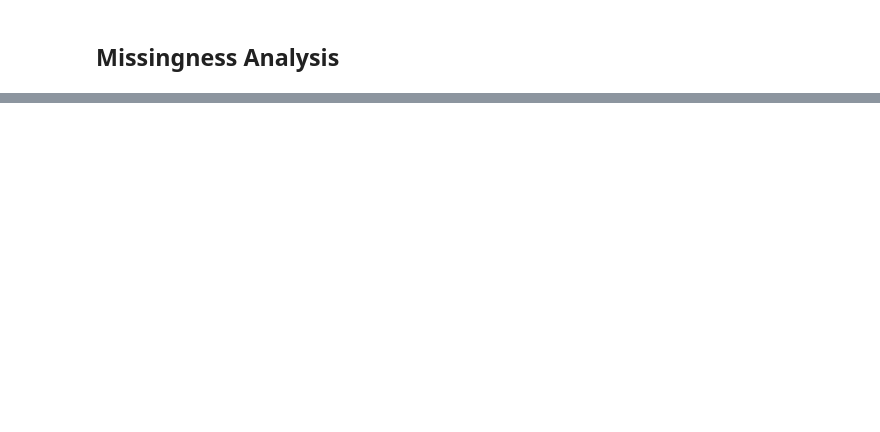
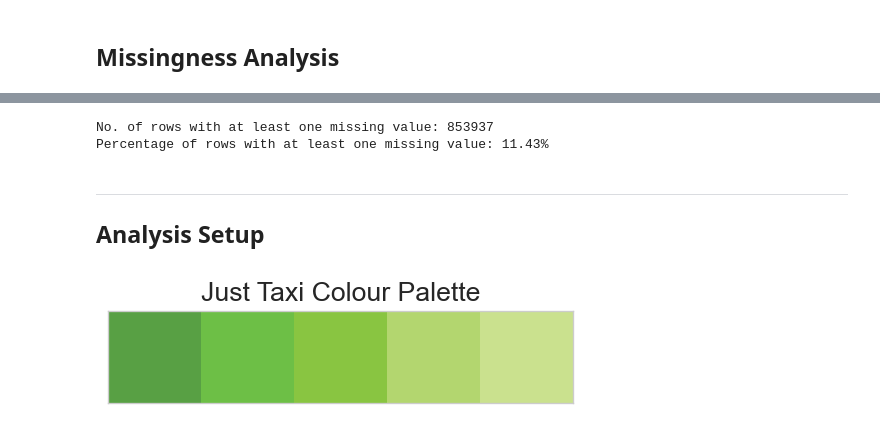
Before and after one commit to timothyckl/Just-Taxi-Analysis, a Jupyter notebook: analysis/eda.ipynb, the cells around one changed output, grey strips where cells are left out. Saved outputs shown, nothing was run; the diff lists cells and outputs as text; code cells hidden in the pictures; blank space fills up the shorter version.

```diff
--- a/analysis/eda.ipynb
+++ b/analysis/eda.ipynb
@@ -680,0 +274,30 @@ plt.ylabel('Count', fontsize=14, **hfont)
+# %%
+num_null_rows = cleaned_df.isna().any(axis=1).sum()
+pct_null_rows = num_null_rows / rows
+
+print(f'No. of rows with at least one missing value: {num_null_rows.compute()}')
+print(f'Percentage of rows with at least one missing value: {round((pct_null_rows).compute() * 100, 2)}%')
+# %% [output]
+No. of rows with at least one missing value: 853937
+Percentage of rows with at least one missing value: 11.43%
+# %% [markdown]
+---
+
+## Analysis Setup
+# %%
+# set style
+sns.set_style('whitegrid')
+# set dpi to 120 for better resolution
+plt.rcParams['figure.dpi'] = 120
+
+# set font family
+hfont = {'fontname':'Arial'}
+# set colour palette for better visualisations
+palette = ['#58A044', '#6DBF46', '#89C541', '#B3D66F', '#CAE18E']
+
+sns.palplot(palette)
+plt.title('Just Taxi Colour Palette', fontsize=16)
+plt.grid(False)
+plt.show()
+# %% [output]
+[figure, added]
```
Also changed, not shown: parts of 54 cells of this notebook.
